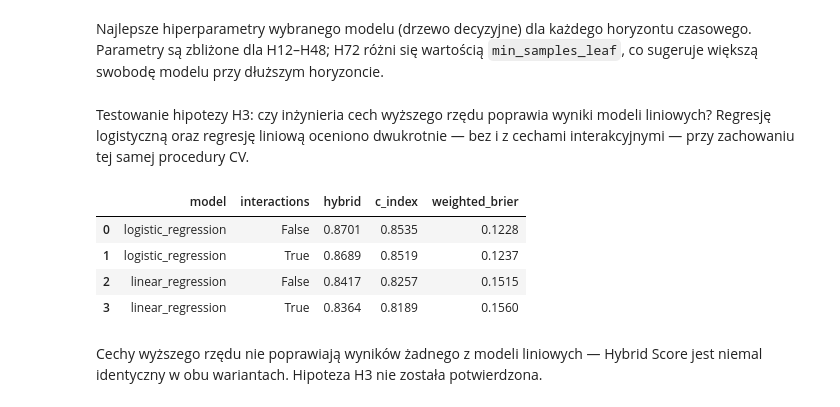
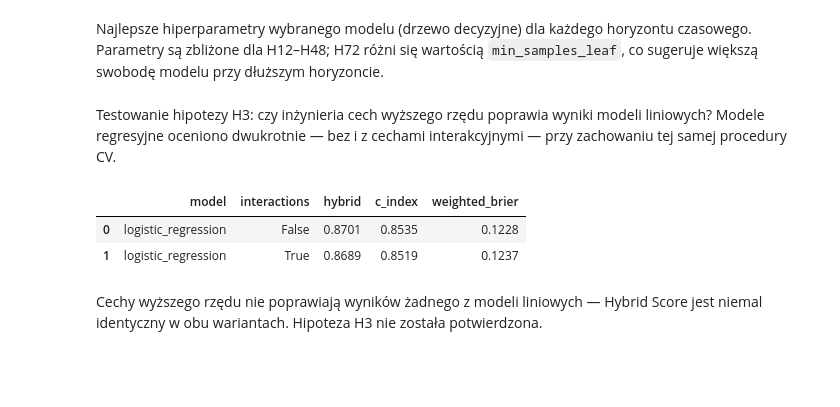
Before and after one commit to FilipLangiewicz/WiDS2026WildfireSurvival, a Jupyter notebook: main.ipynb, the cells around one changed output. Saved outputs shown, nothing was run; the diff lists cells and outputs as text; code cells hidden in the pictures; blank space fills up the shorter version.

```diff
--- a/main.ipynb
+++ b/main.ipynb
@@ -323,9 +383,7 @@ siatki hiperparametrów.
 # %%
-train, test, submission, meta = dl.load_raw(folder=DATA)
-features = dl.feature_columns(train)
 N_SPLITS = 5
 FAST = False
-all_models = M.get_models(fast=FAST)
-prep = lambda: pp.build_preprocessor(use_interactions=True, scale=True)
-print('models:', list(all_models))
+
+non_survival_models = M.get_default_models(fast=FAST)
+print('classification models:', list(non_survival_models))
 # %% [output]
@@ -380,34 +439,33 @@ Oprócz standardowego ROC-AUC modele oceniono metryką konkursową: **Hybrid
 Score** = 0.5 · C-index + 0.5 · (1 − weighted Brier score). Obliczenia
 przeprowadzono na predykcjach OOF z poprzedniego kroku.
 # %%
-from sklearn.base import clone
 from sklearn.model_selection import GridSearchCV, StratifiedKFold
 from sklearn.pipeline import Pipeline
 
 TOP_K = 2 if FAST else 3
-top_models = comp['model'].head(TOP_K).tolist()
+top_models = cls_comp['model'].head(TOP_K).tolist()
 print('tuning:', top_models)
 
-tuned_best = {}
+cls_tuned_best = {}
 for name in top_models:
     per_h = {}
     for h in HORIZONS:
         X, y = dl.make_horizon_dataset(train, h, features)
-        pipe = Pipeline([('pre', prep()), ('model', clone(all_models[name]['estimator']))])
+        pipe = Pipeline([('pre', prep()), ('model', clone(non_survival_models[name]['estimator']))])
         cv = StratifiedKFold(n_splits=N_SPLITS, shuffle=True, random_state=42)
-        gs = GridSearchCV(pipe, all_models[name]['param_grid'], scoring='roc_auc', cv=cv, n_jobs=-1)
+        gs = GridSearchCV(pipe, non_survival_models[name]['param_grid'], scoring='roc_auc', cv=cv, n_jobs=-1)
         gs.fit(X, y)
         per_h[h] = gs.best_estimator_.named_steps['model']
-    tuned_best[name] = per_h
+    cls_tuned_best[name] = per_h
 print('done')
 
-tuned_rows = []
-for name, per_h in tuned_best.items():
+cls_tuned_rows = []
+for name, per_h in cls_tuned_best.items():
     sc, _ = ev.competition_cv(lambda h, ph=per_h: clone(ph[h]), prep, train, features, n_splits=N_SPLITS)
-    tuned_rows.append({'model': name+' (tuned)', 'hybrid': sc['hybrid'],
-                       'c_index': sc['c_index'], 'weighted_brier': sc['weighted_brier']})
-tuned = pd.DataFrame(tuned_rows).sort_values('hybrid', ascending=False).reset_index(drop=True)
-save_table(tuned, 'cv_tuned_summary.csv'); tuned.round(4)
+    cls_tuned_rows.append({'model': name+' (tuned)', 'hybrid': sc['hybrid'], 'c_index': sc['c_index'], 'weighted_brier': sc['weighted_brier']})
+cls_tuned = pd.DataFrame(cls_tuned_rows).sort_values('hybrid', ascending=False).reset_index(drop=True)
+save_table(cls_tuned, 'cv_tuned_summary.csv')
+cls_tuned.round(4)
 # %% [output]
 tuning: ['gradient_boosting', 'decision_tree', 'random_forest']
 done
@@ -421,9 +479,9 @@ poddano strojeniu hiperparametrów metodą przeszukiwania siatki (GridSearchCV)
 z osobną optymalizacją dla każdego horyzontu czasowego. Następnie oceniono
 wystrojone modele tą samą procedurą CV co poprzednio.
 # %%
-best_name = tuned.iloc[0]['model'].replace(' (tuned)', '')
-best_params = {h: {k: v for k, v in tuned_best[best_name][h].get_params().items()
-                   if k in all_models[best_name]['estimator'].get_params() and k not in ('random_state','n_jobs')}
+best_name = cls_tuned.iloc[0]['model'].replace(' (tuned)', '')
+best_params = {h: {k: v for k, v in cls_tuned_best[best_name][h].get_params().items()
+                   if k in non_survival_models[best_name]['estimator'].get_params() and k not in ('random_state','n_jobs')}
                for h in HORIZONS}
 for h, p in best_params.items():
     print(h, 'h ->', {k: v for k, v in p.items() if k in ['C','penalty','n_estimators','max_depth','learning_rate','min_samples_leaf','n_neighbors','kernel','weights']})
@@ -438,25 +496,24 @@ horyzontu czasowego. Parametry są zbliżone dla H12–H48; H72 różni się
 wartością `min_samples_leaf`, co sugeruje większą swobodę modelu przy
 dłuższym horyzoncie.
 # %% [markdown]
-Testowanie hipotezy H3: czy inżynieria cech wyższego rzędu poprawia wyniki modeli liniowych? Regresję logistyczną
-oraz regresję liniową oceniono dwukrotnie — bez i z cechami
+Testowanie hipotezy H3: czy inżynieria cech wyższego rzędu poprawia wyniki modeli liniowych? Modele regresyjne oceniono dwukrotnie — bez i z cechami
 interakcyjnymi — przy zachowaniu tej samej procedury CV.
 # %%
 h3 = []
-for model_name in ['logistic_regression', 'linear_regression']:
+for model_name in ['logistic_regression']:
     for flag in [False, True]:
-        sc, _ = ev.competition_cv(lambda h: clone(all_models[model_name]['estimator']),
+        sc, _ = ev.competition_cv(lambda h: clone(non_survival_models[model_name]['estimator']),
                                   lambda f=flag: pp.build_preprocessor(use_interactions=f, scale=True),
                                   train, features, n_splits=N_SPLITS)
         h3.append({'model': model_name, 'interactions': flag, 'hybrid': sc['hybrid'],
                    'c_index': sc['c_index'], 'weighted_brier': sc['weighted_brier']})
-h3 = pd.DataFrame(h3); save_table(h3, 'h3_interactions.csv'); h3.round(4)
+h3 = pd.DataFrame(h3)
+save_table(h3, 'h3_interactions.csv')
+h3.round(4)
 # %% [output]
 |  | model | interactions | hybrid | c_index | weighted_brier |
 | 0 | logistic_regression | False | 0.8701 | 0.8535 | 0.1228 |
 | 1 | logistic_regression | True | 0.8689 | 0.8519 | 0.1237 |
-| 2 | linear_regression | False | 0.8417 | 0.8257 | 0.1515 |
-| 3 | linear_regression | True | 0.8364 | 0.8189 | 0.1560 |
 # %% [markdown]
 Cechy wyższego rzędu nie poprawiają wyników żadnego z modeli liniowych —
 Hybrid Score jest niemal identyczny w obu wariantach. Hipoteza H3 nie
```
Also changed, not shown: parts of 57 cells of this notebook, 6 other files.
